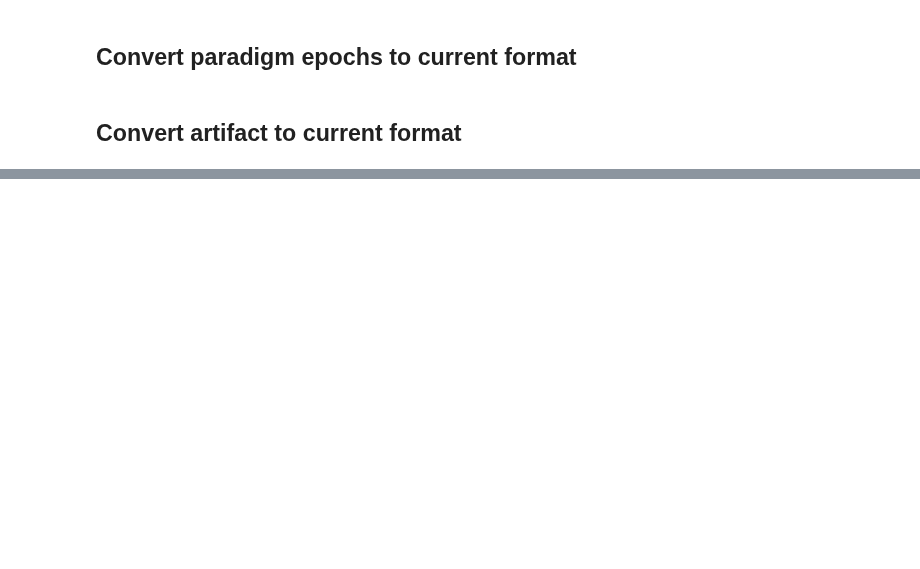
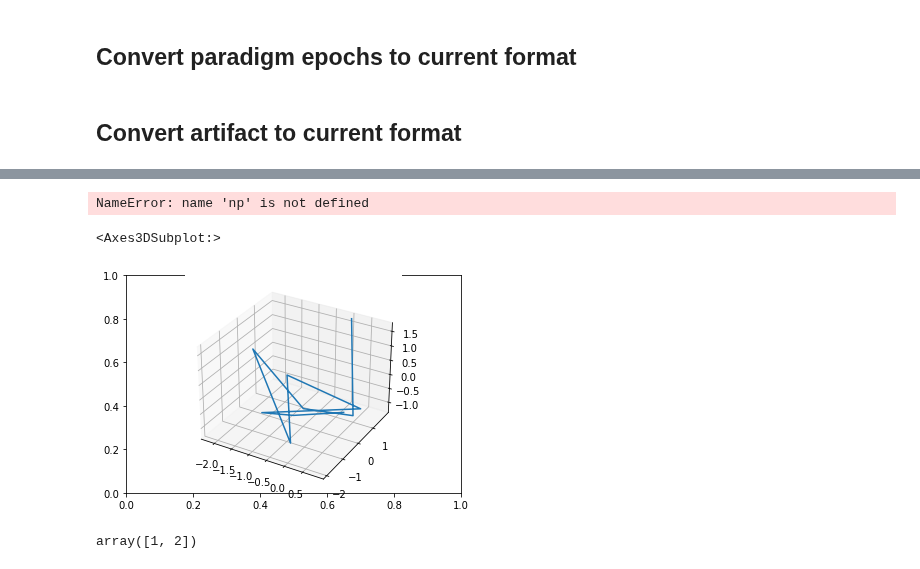
Before and after one commit to bapungiri/NeuroPy, a Jupyter notebook: BasicGens/test.ipynb, the cells around one changed output, grey strips where cells are left out. Saved outputs shown, nothing was run; the diff lists cells and outputs as text; code cells hidden in the pictures; blank space fills up the shorter version.

```diff
--- a/BasicGens/test.ipynb
+++ b/BasicGens/test.ipynb
@@ -258,0 +266,13 @@ a = animal.Animal()
+# %%
+import pandas as pd
+from pathlib import Path
+
+file = Path("/data/Clustering/SleepDeprivation/RatN_Day1_test_neuropy/cluster_info.tsv")
+data = pd.read_csv(file, delimiter="\t")
+a = data[data["group"].isin(["mua", "good"])].reset_index(drop=True)
+
+b = np.arange(10)
+for i in data.itertuples():
+    np.where(b == i.id)
+# %% [output]
+NameError: name 'np' is not defined
@@ -258,0 +293,22 @@ a = animal.Animal()
+# %%
+import numpy as np
+from neuropy.core import Position
+
+
+x = np.random.randn(10)
+y = np.random.randn(10)
+z = np.random.randn(10)
+t = np.arange(0,10)
+
+pos = Position(t,x,y,z,sampling_rate=1)
+# %%
+from neuropy import plotting
+
+plotting.plot_position(pos)
+# %% [output]
+<Axes3DSubplot:>
+[figure, added]
+# %%
+a = np.array([1,2]).reshape(1,-1)
+# %% [output]
+array([1, 2])
```
Also changed, not shown: parts of 16 cells of this notebook, 1 other file.
